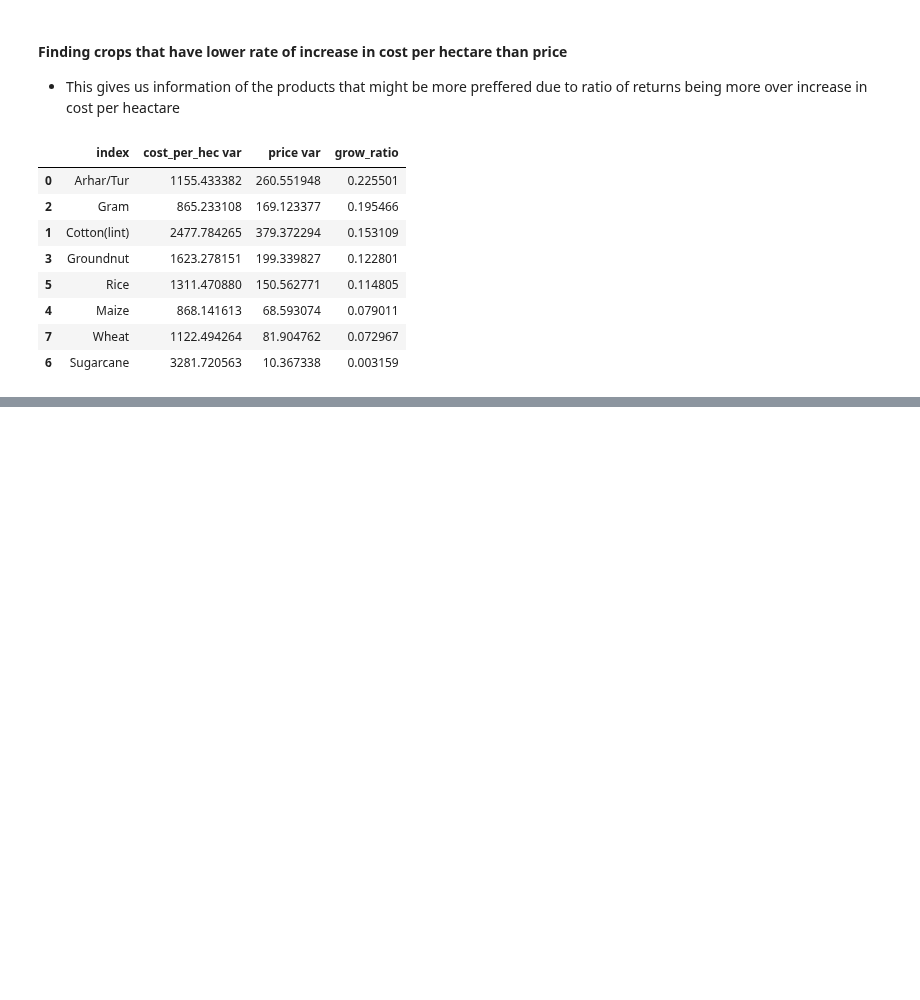
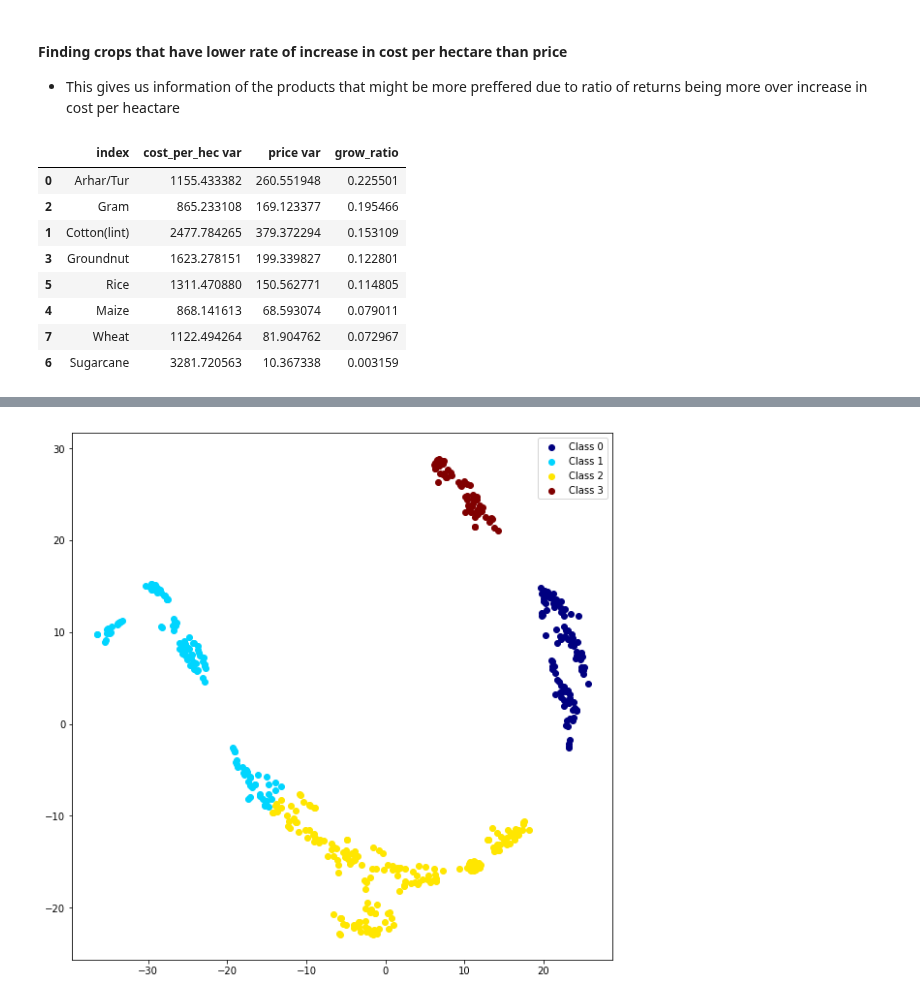
Before and after one commit to nitinvbharti/Agriculture_Analysis, a Jupyter notebook: Agro_analysis.ipynb, the cells around one changed output, grey strips where cells are left out. Saved outputs shown, nothing was run; the diff lists cells and outputs as text; code cells hidden in the pictures; blank space fills up the shorter version.

```diff
--- a/Agro_analysis.ipynb
+++ b/Agro_analysis.ipynb
@@ -1059,0 +1105,4 @@ slope_data.sort_values(by = 'grow_ratio', ascending = False)
+# %%
+#### Crops falling in same cluster
+for i in range(k):
+    print('Cluster ',i,list(set(for_cluster.Crop[y==i].values)),'\n')
@@ -1059,0 +1121,20 @@ slope_data.sort_values(by = 'grow_ratio', ascending = False)
+# %%
+# print(merged_all.columns)
+for_cluster = merged_all[['STATES','YEAR', 'Area', 'Production', 'Annual_Rain','Avg_Temperature', 'Price', 'Cost_per_Hectare', 'Cost_per_quintal','Suicides']]
+for_cluster = for_cluster.groupby(['STATES','YEAR']).agg('mean').reset_index()
+for_cluster.head()
+X = TSNE(n_components=2).fit_transform(for_cluster.iloc[:,1:])
+k=4
+kmeans = km(n_clusters=k, random_state=0).fit(X)
+y = kmeans.labels_
+list(set(y))
+N= len(list(set(y)))
+cmap = mplot.cm.jet
+colors = cmap(np.linspace(0, 1, N))
+fig = mplot.figure(figsize=(10,10))
+for i in list(set(y)):
+    mplot.scatter(X[y==i,0],X[y==i,1],c=colors[i],label=str('Class '+str(i)))
+mplot.legend()
+mplot.show()
+# %% [output]
+[figure, added]
```
Also changed, not shown: parts of 7 cells of this notebook.
